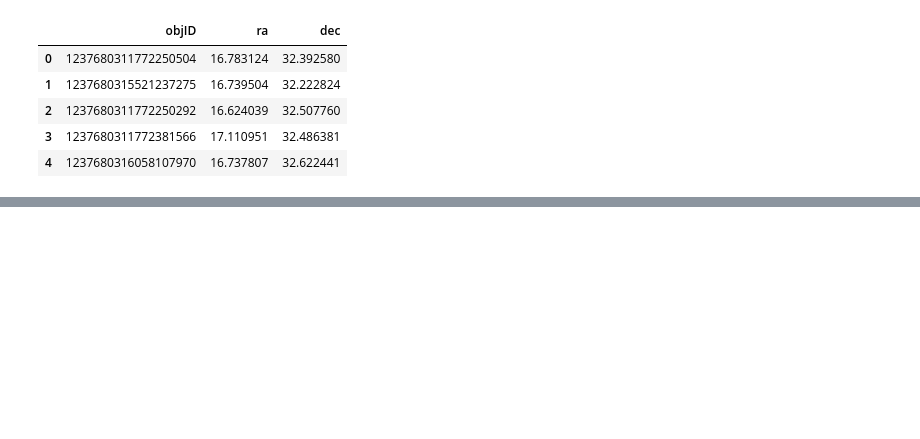
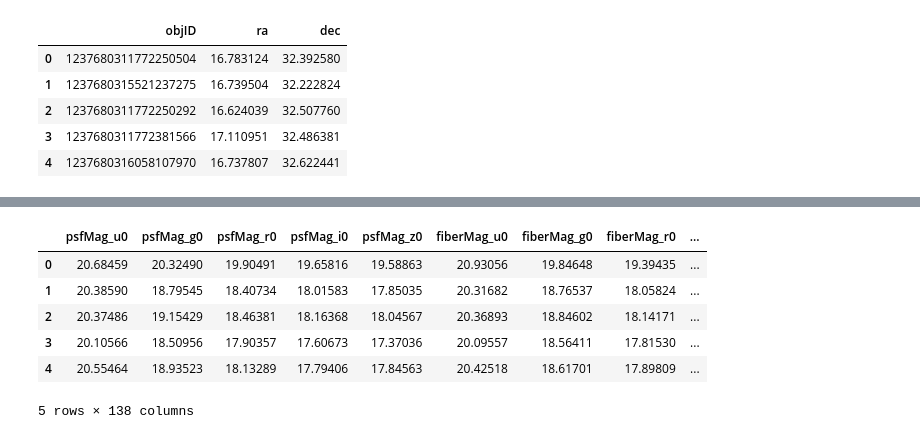
Before and after one commit to danbanan/Perseus-vs-background, a Jupyter notebook: machine-learning.ipynb, the cells around one changed output, grey strips where cells are left out. Saved outputs shown, nothing was run; the diff lists cells and outputs as text; code cells hidden in the pictures; blank space fills up the shorter version.

```diff
--- a/machine-learning.ipynb
+++ b/machine-learning.ipynb
@@ -128,0 +119,21 @@ dwarfs.head()
+# %%
+#The Foreground Dataset
+foreground = pd.read_csv('./machine-learning-sets/foreground_FULL_SDSS.csv')
+
+#Droping the unuseful objID that comes with CrossID
+foreground = foreground.drop(['objID','objID1'], axis=1)
+
+#Adding the column that labels these as the background
+#In this case the label for background is 0 and
+#foreground will be 1
+foreground['label'] = 1
+
+foreground.head()
+# %% [output]
+|  | psfMag_u0 | psfMag_g0 | psfMag_r0 | psfMag_i0 | psfMag_z0 | fiberMag_u0 | fiberMag_g0 | fiberMag_r0 | ... |
+| 0 | 20.68459 | 20.32490 | 19.90491 | 19.65816 | 19.58863 | 20.93056 | 19.84648 | 19.39435 | ... |
+| 1 | 20.38590 | 18.79545 | 18.40734 | 18.01583 | 17.85035 | 20.31682 | 18.76537 | 18.05824 | ... |
+| 2 | 20.37486 | 19.15429 | 18.46381 | 18.16368 | 18.04567 | 20.36893 | 18.84602 | 18.14171 | ... |
+| 3 | 20.10566 | 18.50956 | 17.90357 | 17.60673 | 17.37036 | 20.09557 | 18.56411 | 17.81530 | ... |
+| 4 | 20.55464 | 18.93523 | 18.13289 | 17.79406 | 17.84563 | 20.42518 | 18.61701 | 17.89809 | ... |
+5 rows × 138 columns
```
Also changed, not shown: parts of 11 cells of this notebook, 5 other files.
